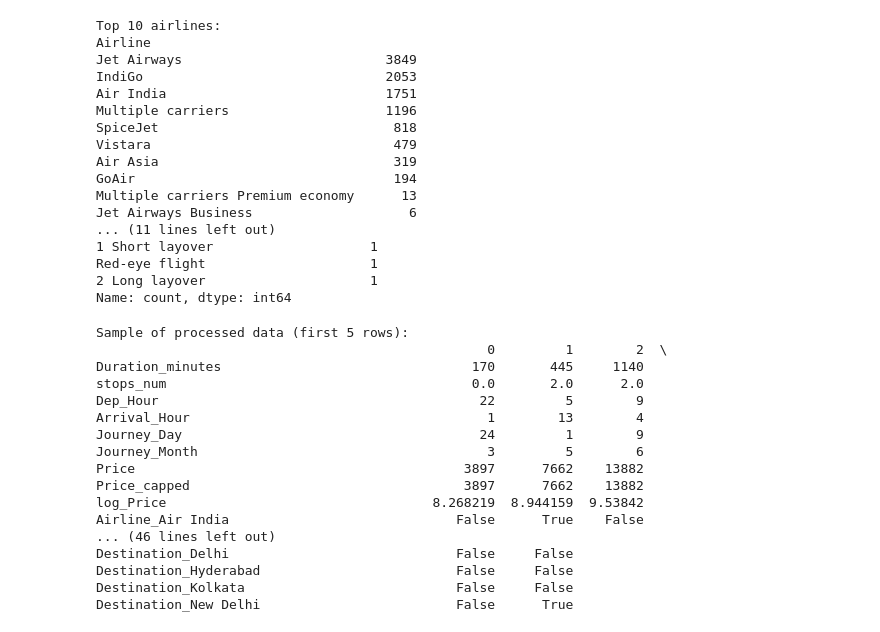
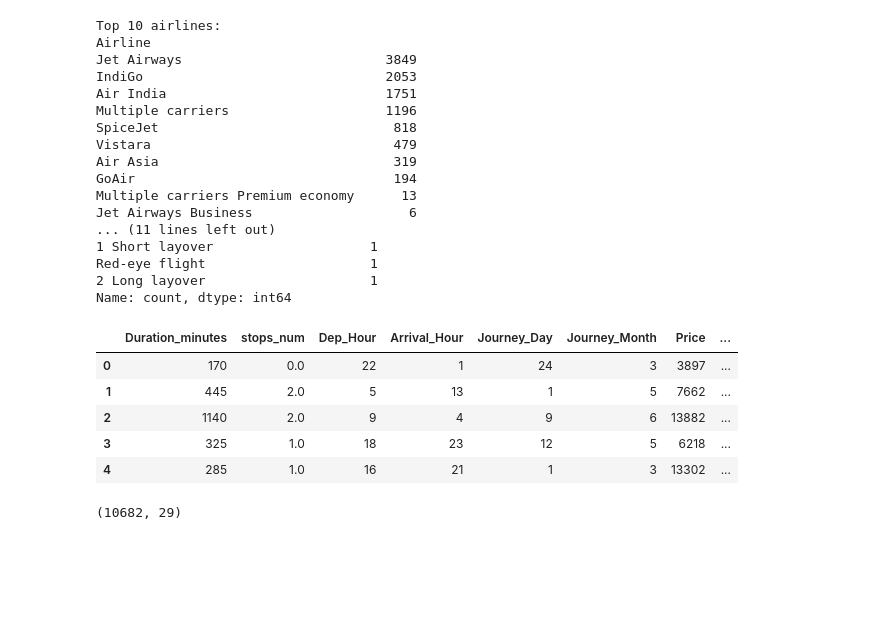
Before and after one commit to harxh1405/flight-price-predictor, a Jupyter notebook: preprocessing.ipynb, the cells around one changed output. Cells and saved outputs as stored; diff of their text form; code cells hidden in the pictures; blank space fills up the shorter version.

```diff
--- a/preprocessing.ipynb
+++ b/preprocessing.ipynb
@@ -219,23 +219,17 @@ Red-eye flight                     1
 Name: count, dtype: int64
 # %%
 ##Showing a sample of processed data
-print("\nSample of processed data (first 5 rows):")
-print(processed_ohe.head(5).T.head(50))  # transposed preview
+# print("\nSample of processed data (first 5 rows):")
+processed_ohe.head(5)  # transposed preview
 # %% [output]
-Sample of processed data (first 5 rows):
-                                                  0         1        2  \
-Duration_minutes                                170       445     1140
-stops_num                                       0.0       2.0      2.0
-Dep_Hour                                         22         5        9
-Arrival_Hour                                      1        13        4
-Journey_Day                                      24         1        9
-Journey_Month                                     3         5        6
-Price                                          3897      7662    13882
-Price_capped                                   3897      7662    13882
-log_Price                                  8.268219  8.944159  9.53842
-Airline_Air India                             False      True    False
-... (46 lines left out)
-Destination_Delhi                             False     False
-Destination_Hyderabad                         False     False
-Destination_Kolkata                           False     False
-Destination_New Delhi                         False      True
+|  | Duration_minutes | stops_num | Dep_Hour | Arrival_Hour | Journey_Day | Journey_Month | Price | ... |
+| 0 | 170 | 0.0 | 22 | 1 | 24 | 3 | 3897 | ... |
+| 1 | 445 | 2.0 | 5 | 13 | 1 | 5 | 7662 | ... |
+| 2 | 1140 | 2.0 | 9 | 4 | 9 | 6 | 13882 | ... |
+| 3 | 325 | 1.0 | 18 | 23 | 12 | 5 | 6218 | ... |
+| 4 | 285 | 1.0 | 16 | 21 | 1 | 3 | 13302 | ... |
+# %%
+print(processed_ohe.shape)
+processed_ohe.to_csv("processed_flight_data.csv", index=False)
+# %% [output]
+(10682, 29)
```
Also changed, not shown: 3 other files.
